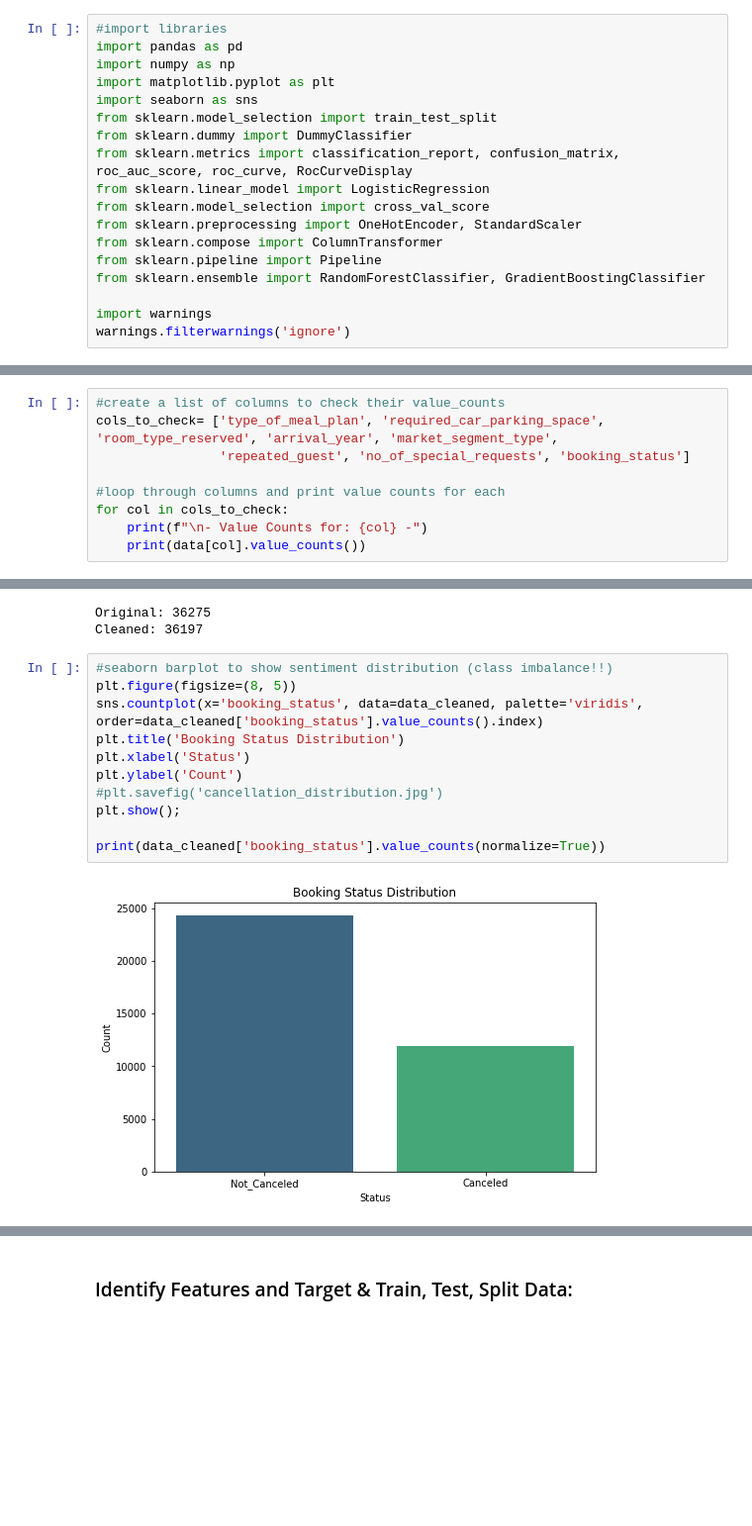
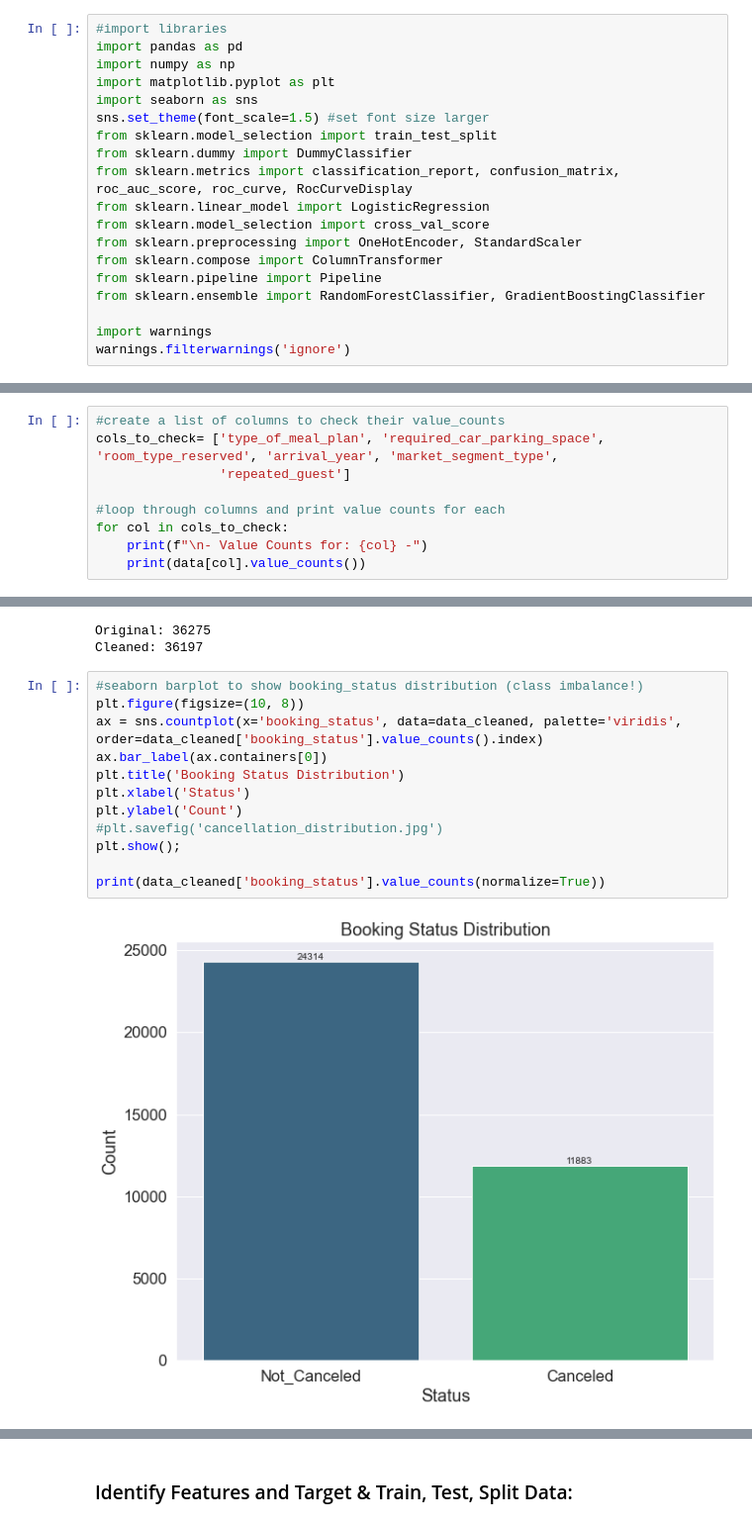
Before and after one commit to morgannash1/hotel_reservations, a Jupyter notebook: notebook.ipynb, the cells around one changed output, grey strips where cells are left out. Shown at 99% size. Drawn from its saved outputs; the diff is of its cells as text; blank space fills up the shorter version.

Commit message:
notebook/plot font inc

```diff
--- a/notebook.ipynb
+++ b/notebook.ipynb
@@ -159,6 +172,7 @@ import pandas as pd
 import numpy as np
 import matplotlib.pyplot as plt
 import seaborn as sns
+sns.set_theme(font_scale=1.5) #set font size larger
 from sklearn.model_selection import train_test_split
 from sklearn.dummy import DummyClassifier
 from sklearn.metrics import classification_report, confusion_matrix, roc_auc_score, roc_curve, RocCurveDisplay
@@ -255,7 +282,7 @@ data = data.drop('Booking_ID', axis=1)
 # %%
 #create a list of columns to check their value_counts
 cols_to_check= ['type_of_meal_plan', 'required_car_parking_space', 'room_type_reserved', 'arrival_year', 'market_segment_type',
-                'repeated_guest', 'no_of_special_requests', 'booking_status']
+                'repeated_guest']
 
 #loop through columns and print value counts for each
 for col in cols_to_check:
@@ -398,18 +431,19 @@ print(f"Cleaned: {len(data_cleaned)}")
 Original: 36275
 Cleaned: 36197
 # %%
-#seaborn barplot to show sentiment distribution (class imbalance!!)
-plt.figure(figsize=(8, 5))
-sns.countplot(x='booking_status', data=data_cleaned, palette='viridis', order=data_cleaned['booking_status'].value_counts().index)
+#seaborn barplot to show booking_status distribution (class imbalance!)
+plt.figure(figsize=(10, 8))
+ax = sns.countplot(x='booking_status', data=data_cleaned, palette='viridis', order=data_cleaned['booking_status'].value_counts().index)
+ax.bar_label(ax.containers[0])
 plt.title('Booking Status Distribution')
 plt.xlabel('Status')
 plt.ylabel('Count')
 #plt.savefig('cancellation_distribution.jpg')
 plt.show();
 
 print(data_cleaned['booking_status'].value_counts(normalize=True))
 # %% [output]
-[figure, old version]
+[figure, new version]
 Not_Canceled    0.671713
 Canceled        0.328287
 Name: booking_status, dtype: float64
```
Also changed, not shown: parts of 34 cells of this notebook.
